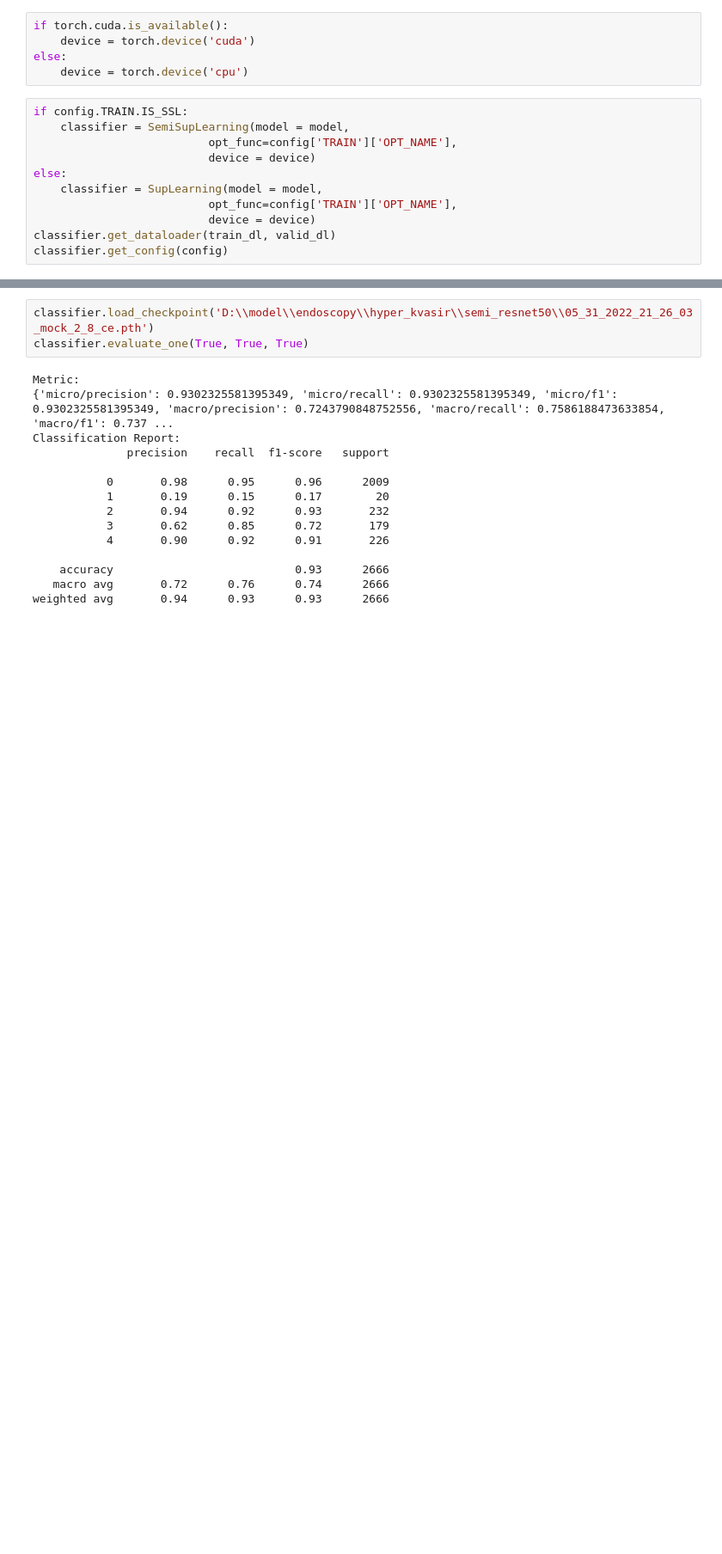
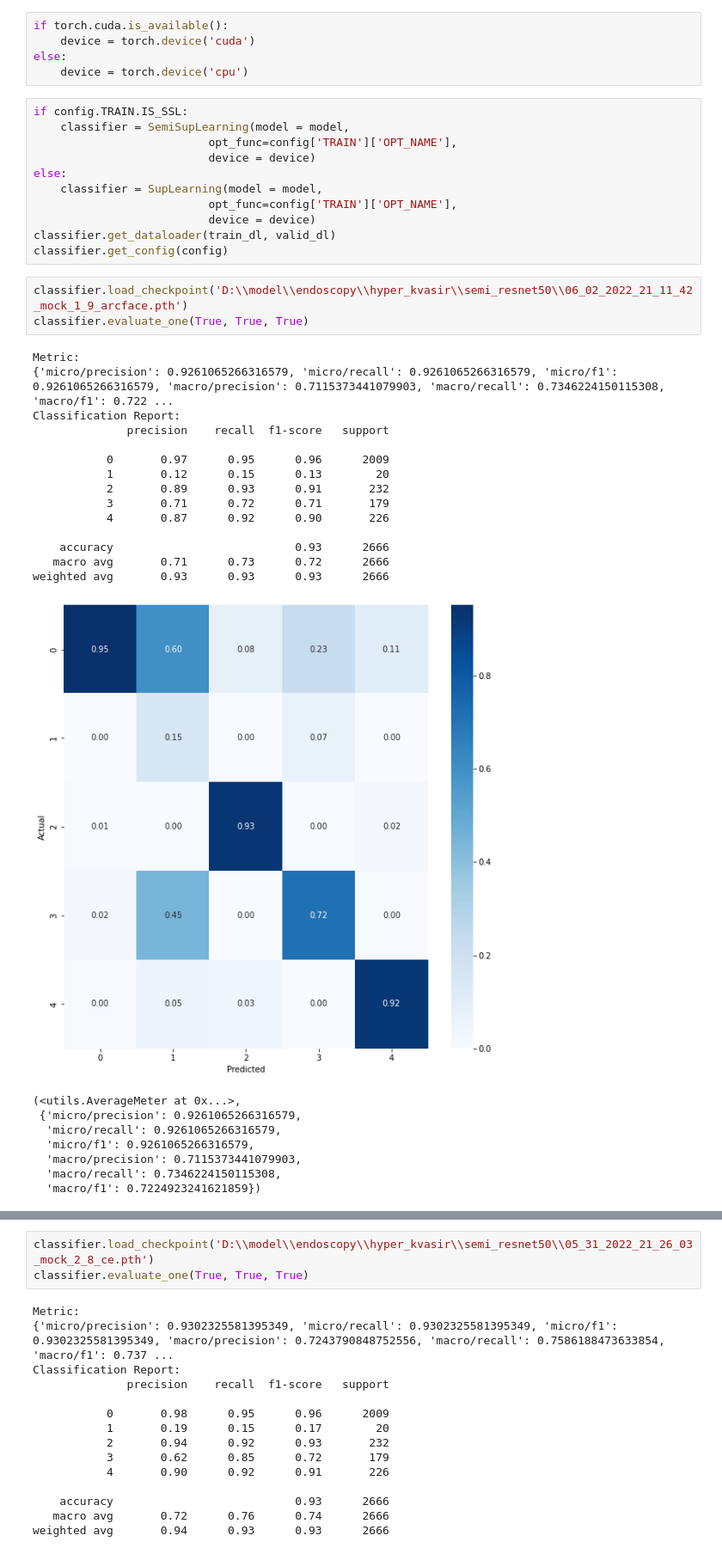
Before and after one commit to taindp98/Endoscopy-Image-Classification, a Jupyter notebook: code/Evaluation_v3.ipynb, the cells around one changed output, grey strips where cells are left out. Shown at 86% size. Cells and saved outputs as stored; diff of their text form; blank space fills up the shorter version.

```diff
--- a/code/Evaluation_v3.ipynb
+++ b/code/Evaluation_v3.ipynb
@@ -64,5 +64,31 @@ else:
                           device = device)
 classifier.get_dataloader(train_dl, valid_dl)
 classifier.get_config(config)
+# %%
+classifier.load_checkpoint('D:\\model\\endoscopy\\hyper_kvasir\\semi_resnet50\\06_02_2022_21_11_42_mock_1_9_arcface.pth')
+classifier.evaluate_one(True, True, True)
+# %% [output]
+Metric:
+{'micro/precision': 0.9261065266316579, 'micro/recall': 0.9261065266316579, 'micro/f1': 0.9261065266316579, 'macro/precision': 0.7115373441079903, 'macro/recall': 0.7346224150115308, 'macro/f1': 0.722 ...
+Classification Report:
+              precision    recall  f1-score   support
+
+           0       0.97      0.95      0.96      2009
+           1       0.12      0.15      0.13        20
+           2       0.89      0.93      0.91       232
+           3       0.71      0.72      0.71       179
+           4       0.87      0.92      0.90       226
+
+    accuracy                           0.93      2666
+   macro avg       0.71      0.73      0.72      2666
+weighted avg       0.93      0.93      0.93      2666
+[figure, added]
+(<utils.AverageMeter at 0x...>,
+ {'micro/precision': 0.9261065266316579,
+  'micro/recall': 0.9261065266316579,
+  'micro/f1': 0.9261065266316579,
+  'macro/precision': 0.7115373441079903,
+  'macro/recall': 0.7346224150115308,
+  'macro/f1': 0.7224923241621859})
 # %%
 classifier.load_checkpoint('D:\\model\\endoscopy\\hyper_kvasir\\\semi_resnet50\\05_31_2022_20_08_43_mock_1_9_ce.pth')
```
Also changed, not shown: parts of 4 cells of this notebook, 1 other file.
